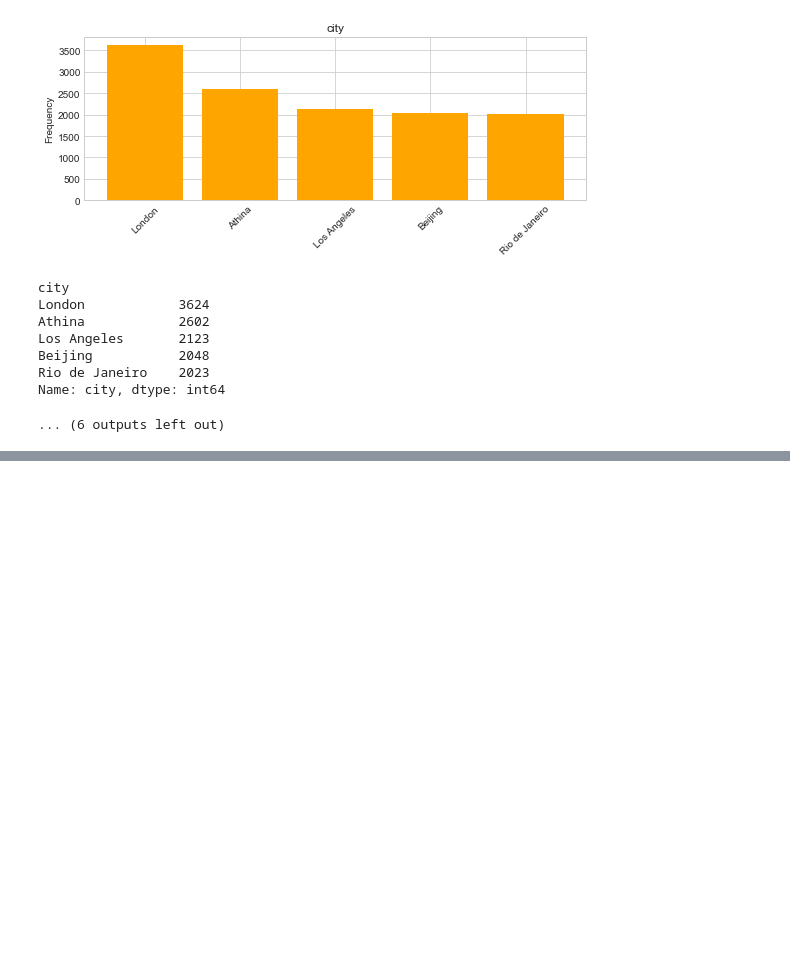
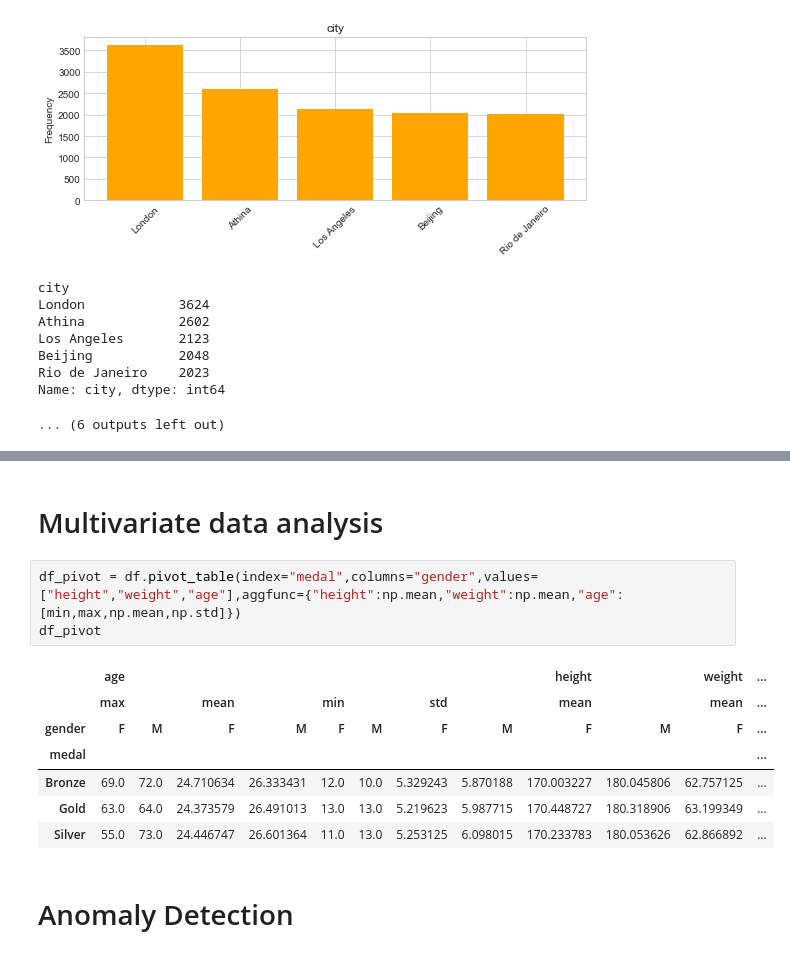
Before and after one commit to anildursunipek/Data-science-and-ML-notebook, a Jupyter notebook: Bootcamp/120-Years-Olympic-history-eda.ipynb, the cells around one changed output, grey strips where cells are left out. Saved outputs shown, nothing was run; the diff lists cells and outputs as text; blank space fills up the shorter version.

Commit message:
120 Years Olymic History Eda,Bivariate and multivariate data analysis

```diff
--- a/Bootcamp/120-Years-Olympic-history-eda.ipynb
+++ b/Bootcamp/120-Years-Olympic-history-eda.ipynb
@@ -439,0 +578,15 @@ Name: city, dtype: int64
+# %% [markdown]
+# Multivariate data analysis
+# %%
+df_pivot = df.pivot_table(index="medal",columns="gender",values=["height","weight","age"],aggfunc={"height":np.mean,"weight":np.mean,"age":[min,max,np.mean,np.std]})
+df_pivot
+# %% [output]
+|  | age |  |  |  |  |  |  |  | height |  | weight | ... |
+|  | max |  | mean |  | min |  | std |  | mean |  | mean | ... |
+| gender | F | M | F | M | F | M | F | M | F | M | F | ... |
+| medal |  |  |  |  |  |  |  |  |  |  |  | ... |
+| Bronze | 69.0 | 72.0 | 24.710634 | 26.333431 | 12.0 | 10.0 | 5.329243 | 5.870188 | 170.003227 | 180.045806 | 62.757125 | ... |
+| Gold | 63.0 | 64.0 | 24.373579 | 26.491013 | 13.0 | 13.0 | 5.219623 | 5.987715 | 170.448727 | 180.318906 | 63.199349 | ... |
+| Silver | 55.0 | 73.0 | 24.446747 | 26.601364 | 11.0 | 13.0 | 5.253125 | 6.098015 | 170.233783 | 180.053626 | 62.866892 | ... |
+# %% [markdown]
+# Anomaly Detection
```
Also changed, not shown: parts of 28 cells of this notebook.
